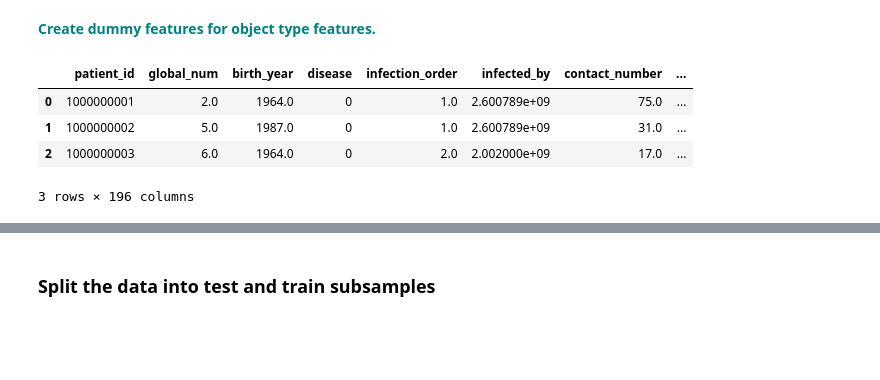
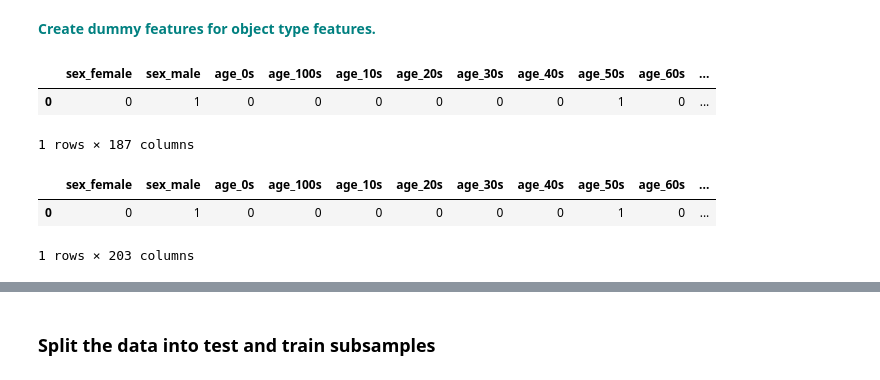
Before and after one commit to amoutafian/random_forest_case_study, a Jupyter notebook: RandomForest_casestudy_covid19.ipynb, the cells around one changed output, grey strips where cells are left out. Cells and saved outputs as stored; diff of their text form; code cells hidden in the pictures; blank space fills up the shorter version.

```diff
--- a/RandomForest_casestudy_covid19.ipynb
+++ b/RandomForest_casestudy_covid19.ipynb
@@ -327,11 +219,2 @@ for i, column in enumerate(numeric_cols):
 # %% [markdown]
 **<font color='teal'> Create dummy features for object type features. </font>**
-# %%
-df = pd.get_dummies(df)
-df.head(3)
-# %% [output]
-|  | patient_id | global_num | birth_year | disease | infection_order | infected_by | contact_number | ... |
-| 0 | 1000000001 | 2.0 | 1964.0 | 0 | 1.0 | 2.600789e+09 | 75.0 | ... |
-| 1 | 1000000002 | 5.0 | 1987.0 | 0 | 1.0 | 2.600789e+09 | 31.0 | ... |
-| 2 | 1000000003 | 6.0 | 1964.0 | 0 | 2.0 | 2.002000e+09 | 17.0 | ... |
-3 rows × 196 columns
@@ -337,0 +223,16 @@ df.head(3)
+# %%
+dfo_dummies = pd.get_dummies(dfo)
+dfo_dummies.head(1)
+# %% [output]
+|  | sex_female | sex_male | age_0s | age_100s | age_10s | age_20s | age_30s | age_40s | age_50s | age_60s | ... |
+| 0 | 0 | 1 | 0 | 0 | 0 | 0 | 0 | 0 | 1 | 0 | ... |
+1 rows × 187 columns
+# %%
+#recombine object (now dummies) and numeric type features
+df = pd.concat([dfo_dummies, df], axis = 1)
+
+df.head(1)
+# %% [output]
+|  | sex_female | sex_male | age_0s | age_100s | age_10s | age_20s | age_30s | age_40s | age_50s | age_60s | ... |
+| 0 | 0 | 1 | 0 | 0 | 0 | 0 | 0 | 0 | 1 | 0 | ... |
+1 rows × 203 columns
```
Also changed, not shown: parts of 19 cells of this notebook, 2 other files.
